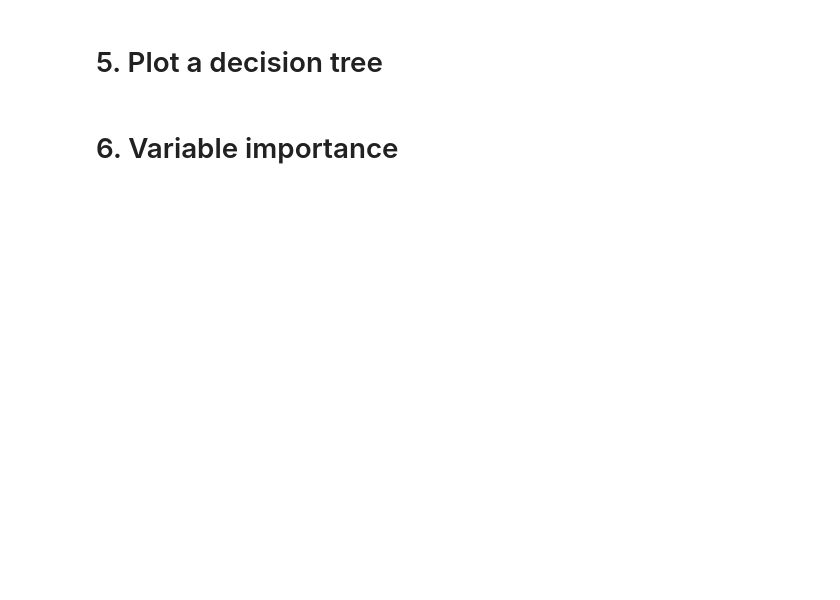
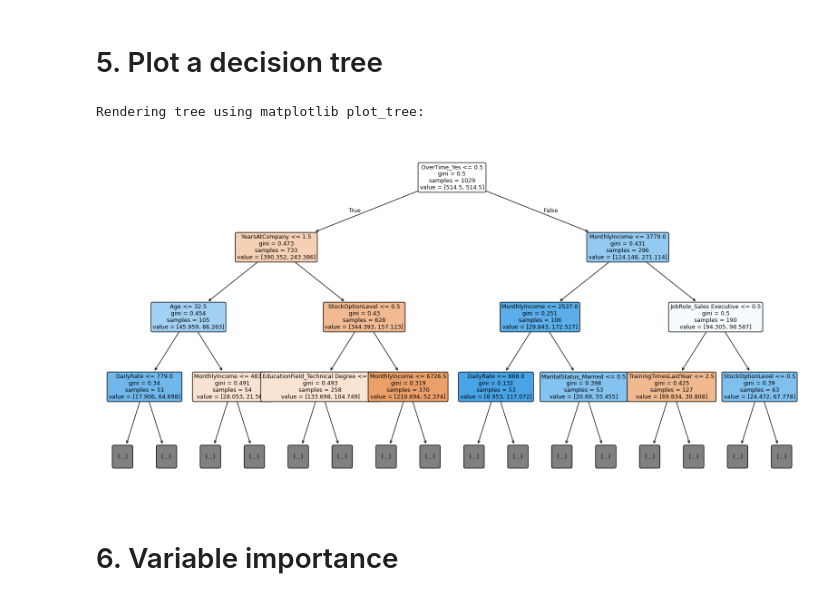
Before and after one commit to Palapluem/cpe342-machine-learning, a Jupyter notebook: lecture/ML_5_Classification_Tree_Based.ipynb, the cells around one changed output. Saved outputs shown, nothing was run; the diff lists cells and outputs as text; code cells hidden in the pictures; blank space fills up the shorter version.

Commit message:
Execute Lecture 5 notebooks (Classification Tree-Based & Ensemble Models) with ML_5_ dataset naming

```diff
--- a/lecture/ML_5_Classification_Tree_Based.ipynb
+++ b/lecture/ML_5_Classification_Tree_Based.ipynb
@@ -6,7 +6,10 @@ Asst. Prof. Dr. Santitham Prom-on
 # %% [markdown]
 # 1. Load data
 # %%
+import os
 import pandas as pd
-pd.set_option('display.max_columns',100)
-df = pd.read_csv('hr_attrition.csv')
+pd.set_option('display.max_columns', 100)
+
+csv_file = 'ML_5_hr_attrition.csv' if os.path.exists('ML_5_hr_attrition.csv') else 'hr_attrition.csv'
+df = pd.read_csv(csv_file)
 df.head()
@@ -109,17 +331,29 @@ tree.fit(X_train,y_train)
 # %%
 from six import StringIO
 from IPython.display import Image
-from sklearn.tree import export_graphviz
+from sklearn.tree import export_graphviz, plot_tree
+import matplotlib.pyplot as plt
 import pydotplus
-dot_data = StringIO()
-export_graphviz(tree, out_file=dot_data,
-                filled=True, rounded=True,
-                special_characters=True,
-                rotate=True,
-                feature_names=X_train.columns)
-graph = pydotplus.graph_from_dot_data(dot_data.getvalue())
-graph.write_png('tree.png')
-Image(graph.create_png())
+
+try:
+    dot_data = StringIO()
+    export_graphviz(tree, out_file=dot_data,
+                    filled=True, rounded=True,
+                    special_characters=True,
+                    rotate=True,
+                    feature_names=X_train.columns)
+    graph = pydotplus.graph_from_dot_data(dot_data.getvalue())
+    graph.write_png('tree.png')
+    display(Image(graph.create_png()))
+except Exception as e:
+    print(f"Rendering tree using matplotlib plot_tree:")
+    plt.figure(figsize=(20, 10))
+    plot_tree(tree, filled=True, rounded=True, feature_names=X_train.columns, max_depth=3, fontsize=9)
+    plt.savefig('tree.png', bbox_inches='tight')
+    plt.show()
+# %% [output]
+Rendering tree using matplotlib plot_tree:
+[figure, added]
 # %% [markdown]
 # 6. Variable importance
 # %%
```
Also changed, not shown: parts of 37 cells of this notebook, 3 other files.
